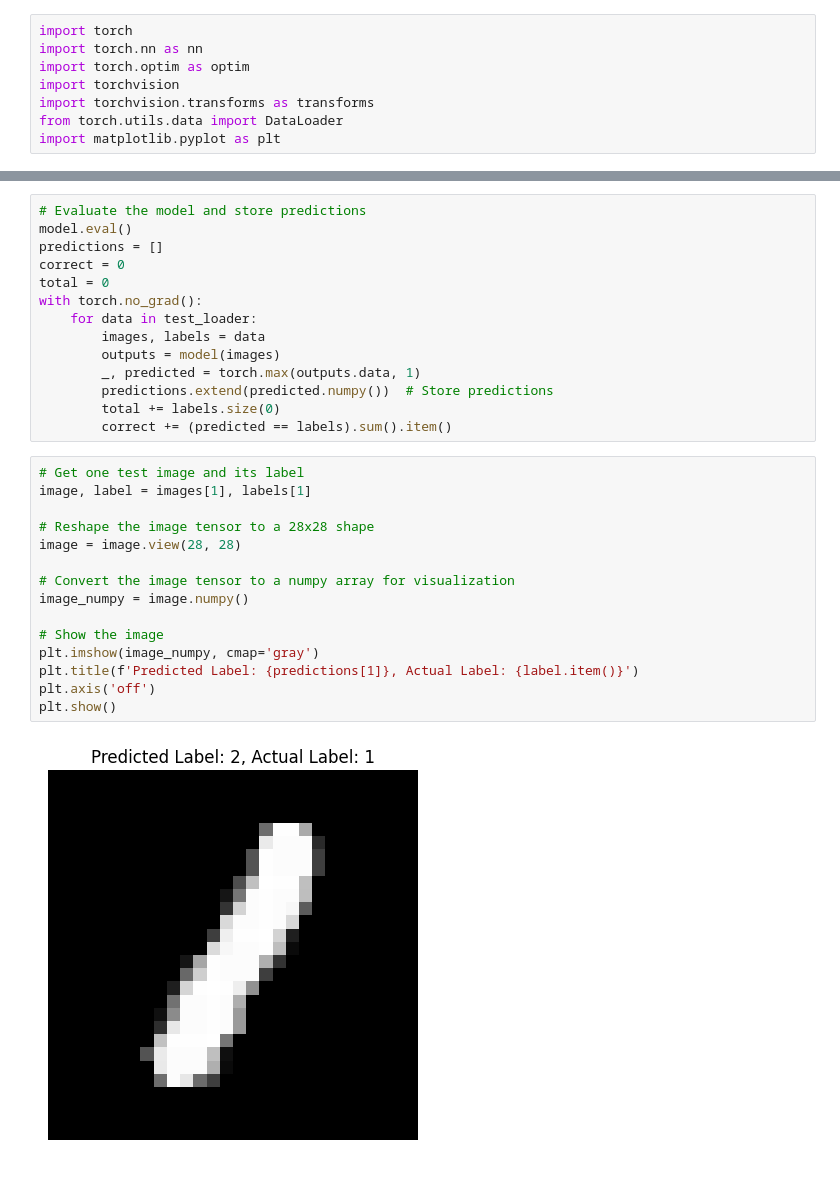
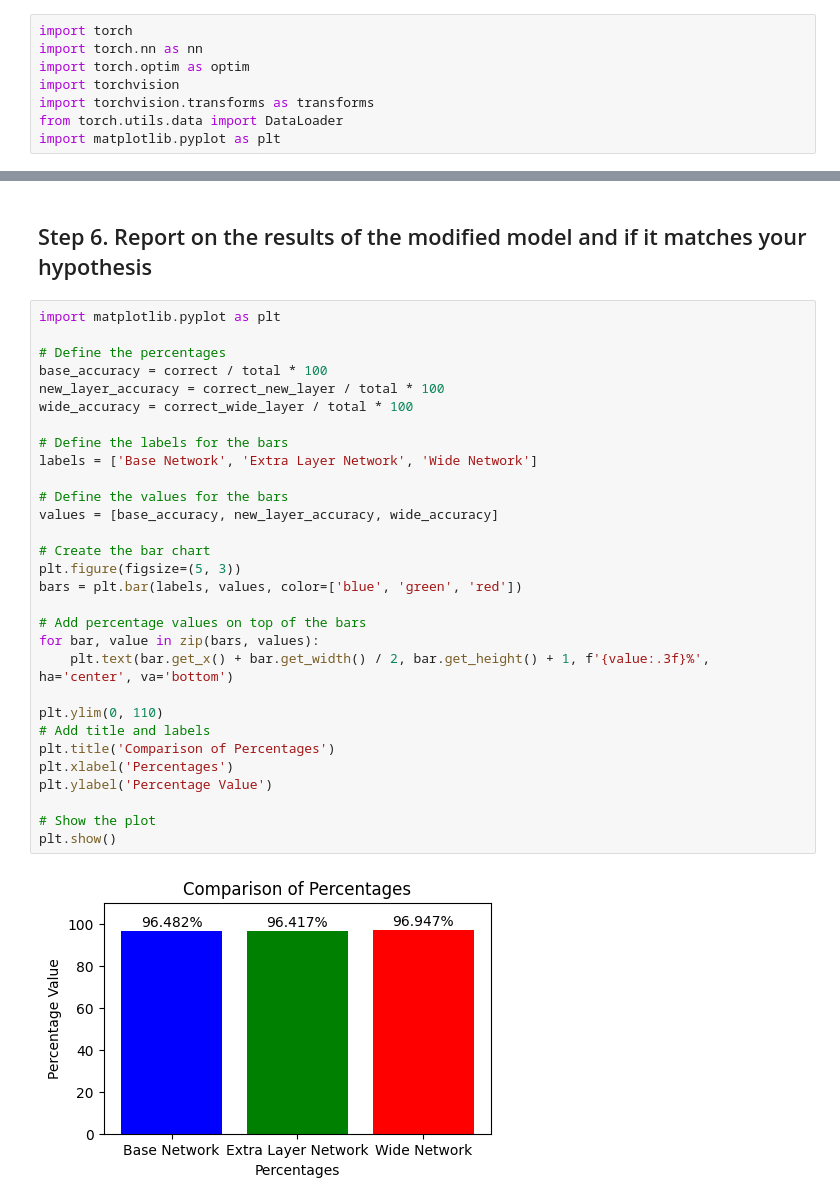
Before and after one commit to anjali-ojha/deep-learning, a Jupyter notebook: Anjali_Ojha_HW_2.ipynb, the cells around one changed output, grey strips where cells are left out. Saved outputs shown, nothing was run; the diff lists cells and outputs as text; blank space fills up the shorter version.

```diff
--- a/Anjali_Ojha_HW_2.ipynb
+++ b/Anjali_Ojha_HW_2.ipynb
@@ -145,31 +261,34 @@ Accuracy on test set: 0.96555%
-# %%
-# Evaluate the model and store predictions
-model.eval()
-predictions = []
-correct = 0
-total = 0
-with torch.no_grad():
-    for data in test_loader:
-        images, labels = data
-        outputs = model(images)
-        _, predicted = torch.max(outputs.data, 1)
-        predictions.extend(predicted.numpy())  # Store predictions
-        total += labels.size(0)
-        correct += (predicted == labels).sum().item()
-# %%
-# Get one test image and its label
-image, label = images[1], labels[1]
-
-# Reshape the image tensor to a 28x28 shape
-image = image.view(28, 28)
-
-# Convert the image tensor to a numpy array for visualization
-image_numpy = image.numpy()
-
-# Show the image
-plt.imshow(image_numpy, cmap='gray')
-plt.title(f'Predicted Label: {predictions[1]}, Actual Label: {label.item()}')
-plt.axis('off')
-plt.show()
-# %% [output]
-[figure, removed]
+# %% [markdown]
+## Step 6. Report on the results of the modified model and if it matches your hypothesis
+# %%
+import matplotlib.pyplot as plt
+
+# Define the percentages
+base_accuracy = correct / total * 100
+new_layer_accuracy = correct_new_layer / total * 100
+wide_accuracy = correct_wide_layer / total * 100
+
+# Define the labels for the bars
+labels = ['Base Network', 'Extra Layer Network', 'Wide Network']
+
+# Define the values for the bars
+values = [base_accuracy, new_layer_accuracy, wide_accuracy]
+
+# Create the bar chart
+plt.figure(figsize=(5, 3))
+bars = plt.bar(labels, values, color=['blue', 'green', 'red'])
+
+# Add percentage values on top of the bars
+for bar, value in zip(bars, values):
+    plt.text(bar.get_x() + bar.get_width() / 2, bar.get_height() + 1, f'{value:.3f}%', ha='center', va='bottom')
+
+plt.ylim(0, 110)
+# Add title and labels
+plt.title('Comparison of Percentages')
+plt.xlabel('Percentages')
+plt.ylabel('Percentage Value')
+
+# Show the plot
+plt.show()
+# %% [output]
+[figure, added]
```
Also changed, not shown: parts of 20 cells of this notebook.
